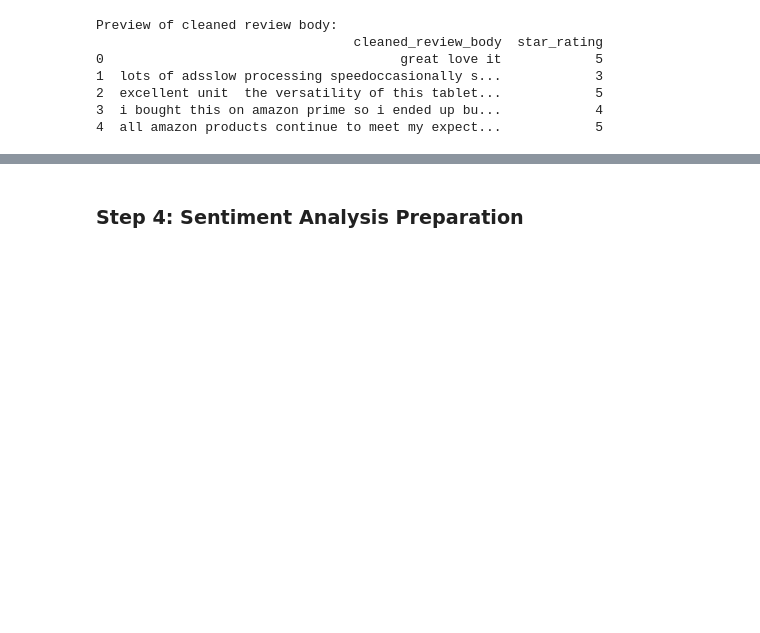
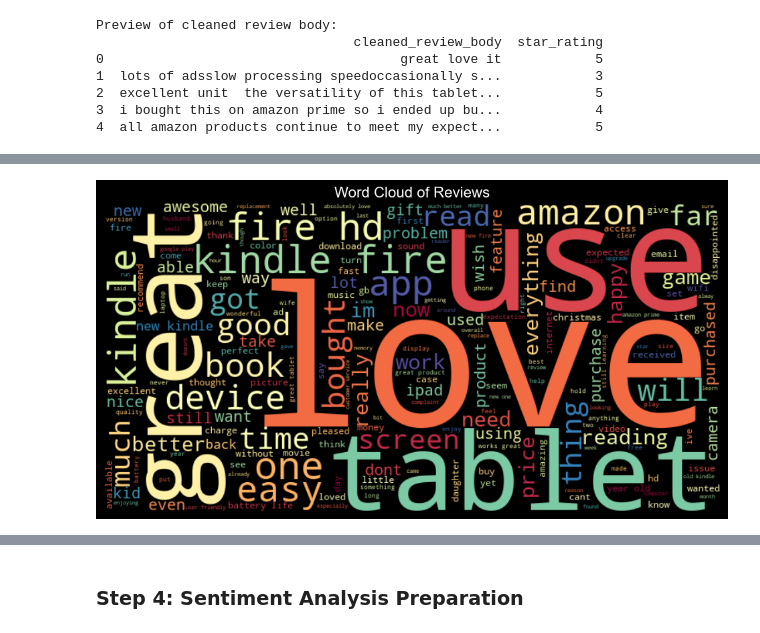
Before and after one commit to nafisalawalidris/Product-Review-Sentiment-Analysis, a Jupyter notebook: Product_Review_Analysis.ipynb, the cells around one changed output, grey strips where cells are left out. Saved outputs shown, nothing was run; the diff lists cells and outputs as text; code cells hidden in the pictures; blank space fills up the shorter version.

```diff
--- a/Product_Review_Analysis.ipynb
+++ b/Product_Review_Analysis.ipynb
@@ -104,0 +163,19 @@ Preview of cleaned review body:
+# %%
+# 3. Perform Basic Text Analysis - Word Cloud
+
+# Combine all cleaned reviews into a single string
+all_reviews = ' '.join(data['cleaned_review_body'])
+
+# Generate a word cloud with a unique color scheme
+wordcloud = WordCloud(width=800, height=400, background_color='black',
+                      colormap='Spectral', contour_color='white',
+                      contour_width=1).generate(all_reviews)
+
+# Display the word cloud
+plt.figure(figsize=(12, 6))
+plt.imshow(wordcloud, interpolation='bilinear')
+plt.axis('off')  # Hide axes
+plt.title('Word Cloud of Reviews', fontsize=16, color='white')
+plt.show()
+# %% [output]
+[figure, added]
```
Also changed, not shown: parts of 12 cells of this notebook, 2 other files.
